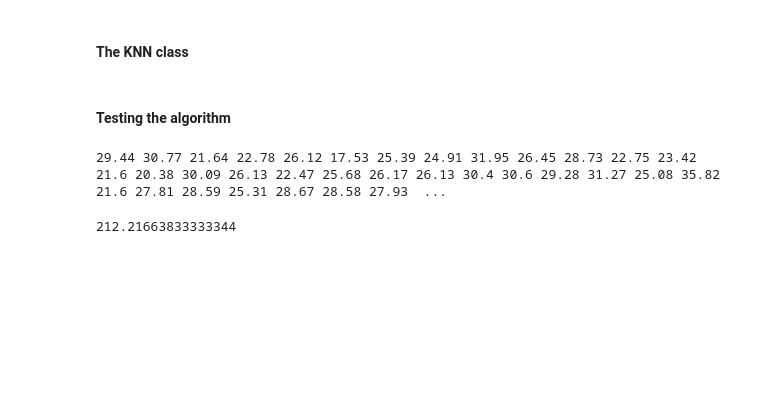
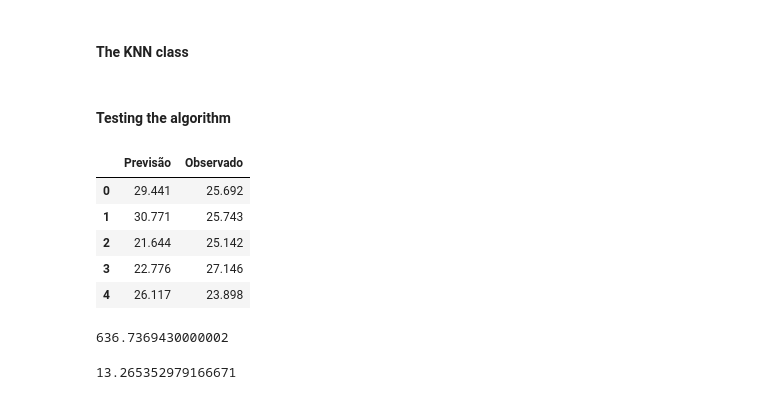
Before and after one commit to gus-phys/AI2-resources, a Jupyter notebook: 06-introducao-ml/aula2/KNN-Regressor/KNN-Regressor.ipynb, the cells around one changed output. Saved outputs shown, nothing was run; the diff lists cells and outputs as text; code cells hidden in the pictures; blank space fills up the shorter version.

```diff
--- a/06-introducao-ml/aula2/KNN-Regressor/KNN-Regressor.ipynb
+++ b/06-introducao-ml/aula2/KNN-Regressor/KNN-Regressor.ipynb
@@ -256,29 +256,43 @@ class KNN:
             sumk = 0.0
             for d, j in d:
                 sumk += y_train[j]
-            meank = round(sumk/self.k, 2)
+            meank = round(sumk/self.k, 3)
             final_output.append(meank)
         return final_output
 
     def mse(self, X_test, y_test):
         predictions = self.predict(X_test)
         sum_square = 0.0
-        for i in range(len(X_test)):
+        n = len(X_test)
+        for i in range(n):
             sum_square += (y_test[i] - predictions[i])**2
-        mean_square = sum_square/self.k
+        print(sum_square)
+        mean_square = sum_square/n
         return mean_square
 # %% [markdown]
 #### Testing the algorithm
 # %%
-clf = KNN(3)
-clf.fit(X_train, y_train)
-prediction = clf.predict(X_test)
+beer = KNN(3)
+beer.fit(X_train, y_train)
+prediction = beer.predict(X_test)
 
-for i in prediction:
-    print(i, end= ' ')
+# for i in range(len(prediction)):
+#     print(f"Previsão: {prediction[i]}. Observado: {y_test[i]}")
-# %% [output]
-29.44 30.77 21.64 22.78 26.12 17.53 25.39 24.91 31.95 26.45 28.73 22.75 23.42 21.6 20.38 30.09 26.13 22.47 25.68 26.17 26.13 30.4 30.6 29.28 31.27 25.08 35.82 21.6 27.81 28.59 25.31 28.67 28.58 27.93  ...
-# %%
-clf.mse(X_test, y_test)
-# %% [output]
-212.21663833333344
+# %%
+comp = pd.DataFrame()
+comp['Previsão'] = prediction
+comp['Observado'] = y_test
+# %%
+comp.head()
+# %% [output]
+|  | Previsão | Observado |
+| 0 | 29.441 | 25.692 |
+| 1 | 30.771 | 25.743 |
+| 2 | 21.644 | 25.142 |
+| 3 | 22.776 | 27.146 |
+| 4 | 26.117 | 23.898 |
+# %%
+beer.mse(X_test, y_test)
+# %% [output]
+636.7369430000002
+13.265352979166671
```
